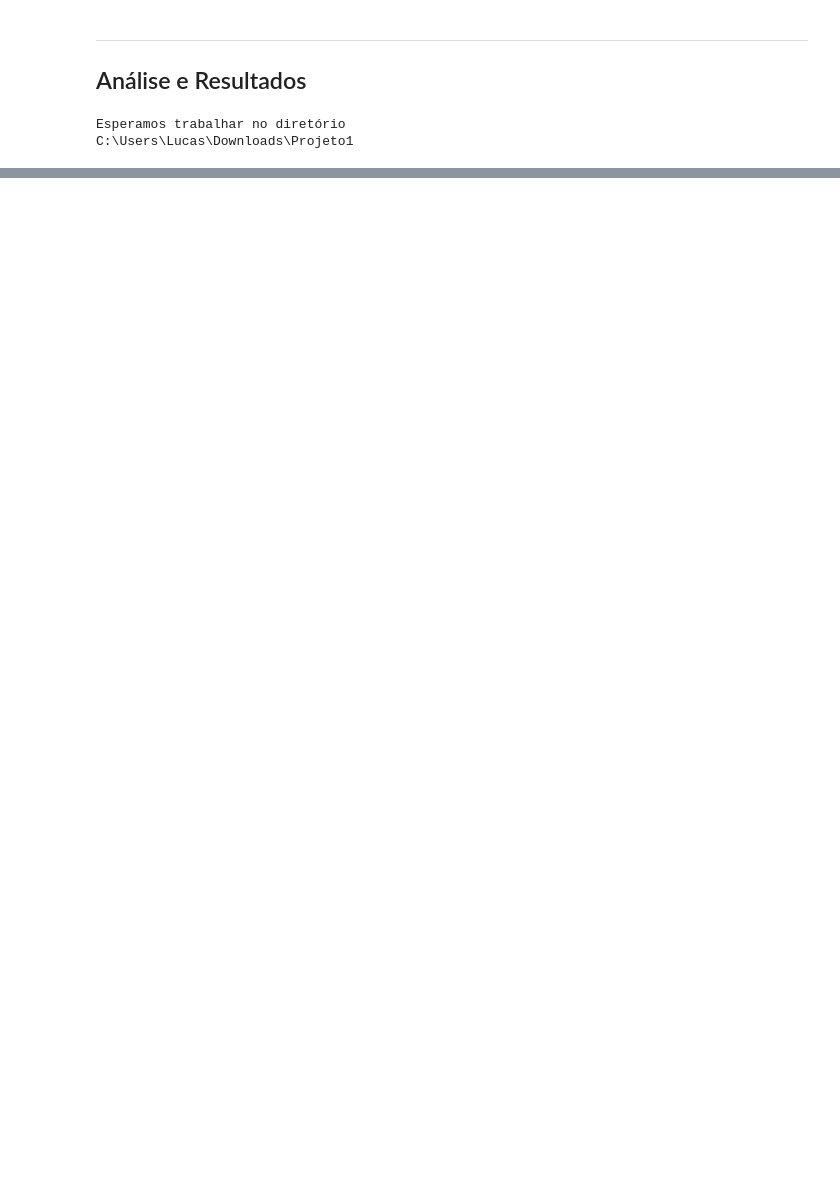
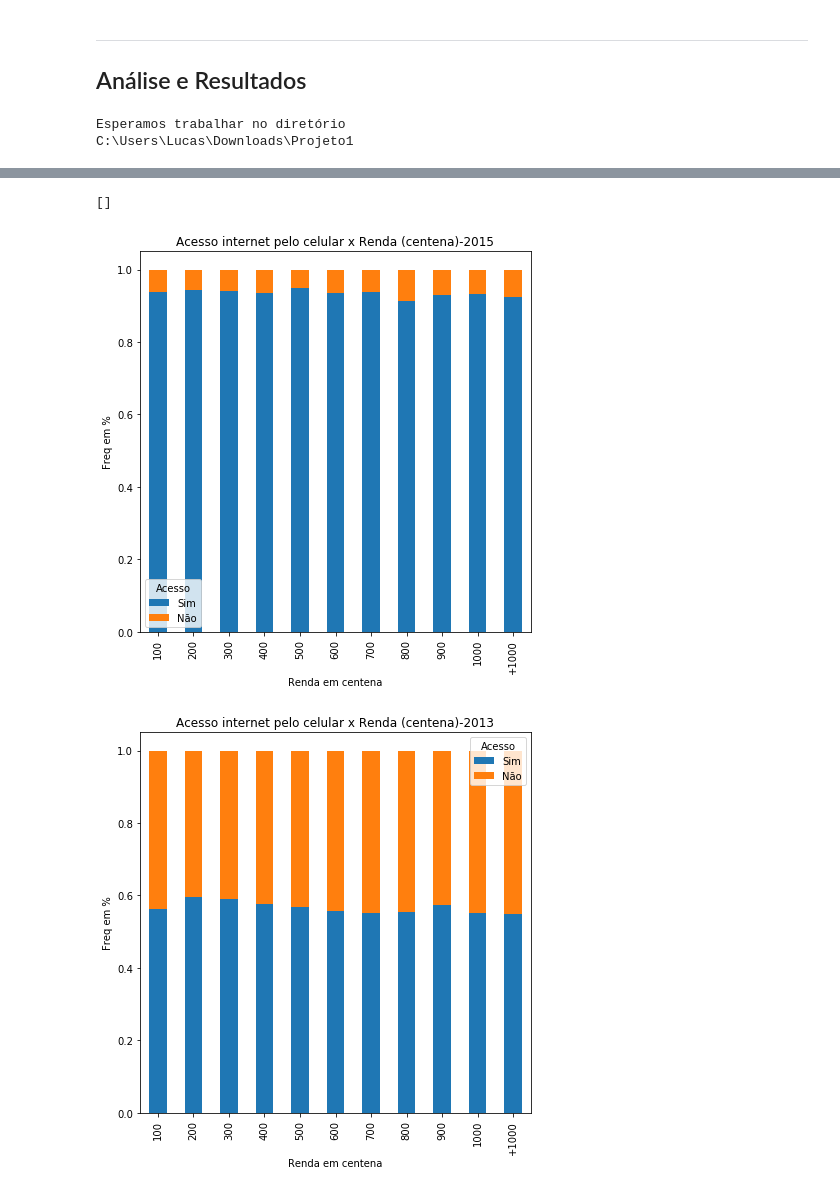
Before and after one commit to lucaslealvale/Ciencia_dos_dados_lucas_leal, a Jupyter notebook: Projeto1 Layout.ipynb, the cells around one changed output, grey strips where cells are left out. Drawn from its saved outputs; the diff is of its cells as text; code cells hidden in the pictures; blank space fills up the shorter version.

```diff
--- a/Projeto1 Layout.ipynb
+++ b/Projeto1 Layout.ipynb
@@ -194,0 +38,7 @@ Descreva aqui suas conclusões!
+# %%
+# Renomeando as variáveis
+df=pd.DataFrame({"Tem Tablet":dados.V02321,"Tem telefone móvel celular":dados.V0220,"Para acessar à Internet utiliza-se tv":dados.V02326,"Tem microcomputador":dados.V0231,"Rendimento mensal domiciliar per capita":dados.V4621,"Acessa internet do microcomputador":dados.V02323,"Para acessar à Internet utiliza-se tablet":dados.V02325,"Tem televisão por assinatura":dados.V02272,"Para acessar à Internet utiliza-se telefone celular":dados.V02324})
+df13=pd.DataFrame({"Tem Tablet":dados13.V02321,"Tem telefone móvel celular":dados13.V0220,"Para acessar à Internet utiliza-se tv":dados13.V02326,"Tem microcomputador":dados13.V0231,"Rendimento mensal domiciliar per capita":dados13.V4621,"Acessa internet do microcomputador":dados13.V02323,"Para acessar à Internet utiliza-se tablet":dados13.V02325,"Tem televisão por assinatura":dados13.V02272,"Para acessar à Internet utiliza-se telefone celular":dados13.V02324})
+# Filtrando o DataFrame
+df=df.dropna()
+df13=df13.dropna()
@@ -194,0 +209,15 @@ Descreva aqui suas conclusões!
+# %%
+# Posse de celular
+dados['Posse']=dados.V0220
+ph=pd.crosstab(dados.faixas,dados.Posse,normalize='index')
+ph.plot(kind='bar',stacked='True',legend=['Sim','Não'],title='Posse de celular x Renda (centena)-2015',figsize=(7,7))
+plt.ylabel('Freq em %')
+plt.xlabel('Renda em centena')
+# Posse de celular
+dados13['Posse']=dados13.V0220
+ph=pd.crosstab(dados13.faixas,dados13.Posse,normalize='index')
+ph.plot(kind='bar',stacked='True',legend=['Sim','Não'],title='Posse de celular x Renda (centena)-2013',figsize=(7,7))
+plt.ylabel('Freq em %')
+plt.xlabel('Renda em centena')
+
+plt.plot()
@@ -194,0 +230,21 @@ Descreva aqui suas conclusões!
+# %%
+# Acesso à internet por celular
+dados['Acesso']=dados.V02324
+ph2=pd.crosstab(dados.faixas,dados.Acesso,normalize='index')
+ph2.plot(kind='bar',stacked='True',legend=['Sim','Não'],title='Acesso internet pelo celular x Renda (centena)-2015',figsize=(7,7))
+plt.ylabel('Freq em %')
+plt.xlabel('Renda em centena')
+
+
+# Acesso à internet por celular
+dados13['Acesso']=dados13.V02324
+ph2=pd.crosstab(dados.faixas,dados13.Acesso,normalize='index')
+ph2.plot(kind='bar',stacked='True',legend=['Sim','Não'],title='Acesso internet pelo celular x Renda (centena)-2013',figsize=(7,7))
+plt.ylabel('Freq em %')
+plt.xlabel('Renda em centena')
+
+plt.plot()
+# %% [output]
+[]
+[figure, added]
+[figure, added]
```
Also changed, not shown: parts of 50 cells of this notebook.
